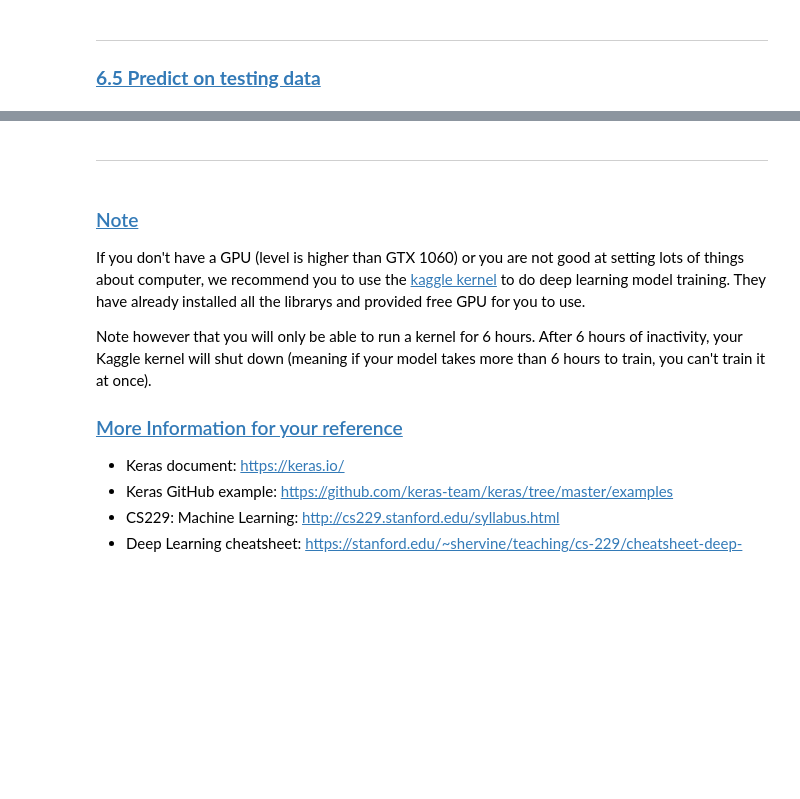
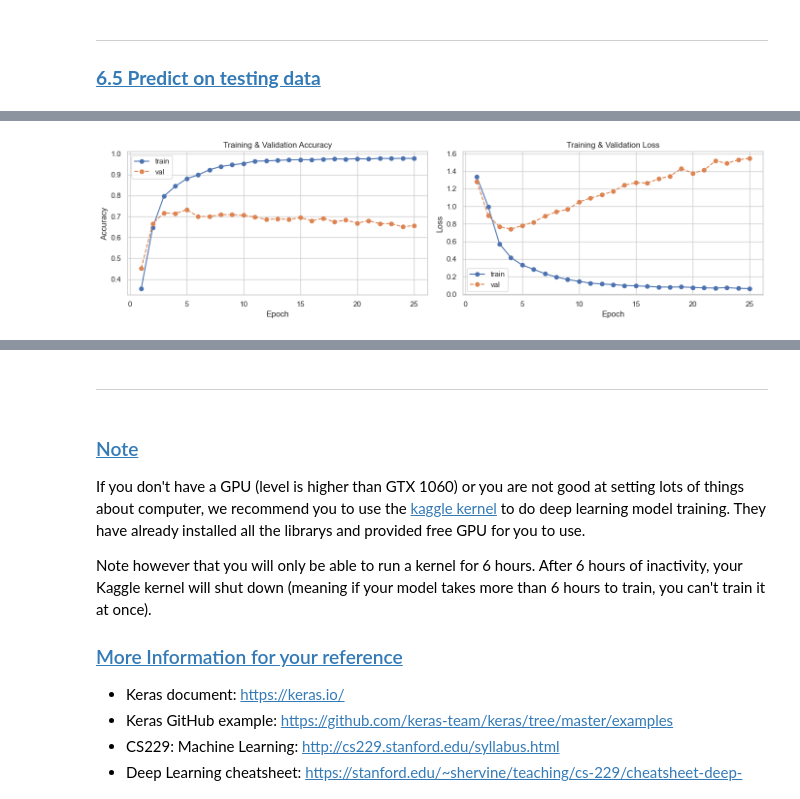
Before and after one commit to scifiengineering/DM2025-Lab2-Exercise, a Jupyter notebook: DM2025-Lab2-Master-Phase_1.ipynb, the cells around one changed output, grey strips where cells are left out. Drawn from its saved outputs; the diff is of its cells as text; code cells hidden in the pictures; blank space fills up the shorter version.

```diff
--- a/DM2025-Lab2-Master-Phase_1.ipynb
+++ b/DM2025-Lab2-Master-Phase_1.ipynb
@@ -770,0 +992,92 @@ Plot the Training and Validation Accuracy and Loss (different plots), just like
+# %%
+# Exercise 6 — Plot Training & Validation Accuracy / Loss Over Epochs
+import pandas as pd
+import seaborn as sns
+import matplotlib.pyplot as plt
+
+# Use seaborn theme (seaborn is used elsewhere in this notebook)
+sns.set_theme(style='whitegrid')
+
+# Get training history as a DataFrame: prefer Keras `history`, fall back to CSV
+if 'history' in globals() and hasattr(history, 'history'):
+    df = pd.DataFrame(history.history)
+else:
+    # CSVLogger wrote this file during training
+    df = pd.read_csv("logs/training_log.csv")
+
+# Normalize and find column names (simple lower-case lookup)
+cols = list(df.columns)
+lower = [c.lower() for c in cols]
+
+def find_col(key):
+    for i, lc in enumerate(lower):
+        if key in lc:
+            return cols[i]
+    return None
+
+acc_col = find_col('accuracy')       # picks 'accuracy' (not 'val_...')
+val_acc_col = find_col('val_accuracy') or find_col('val_acc')
+loss_col = find_col('loss')          # picks 'loss' (not 'val_...')
+val_loss_col = find_col('val_loss')
+
+# Prepare epoch axis
+epochs = range(1, len(df) + 1)
+
+# Plot
+fig, (ax1, ax2) = plt.subplots(1, 2, figsize=(14, 4))
+
+# Accuracy
+if acc_col:
+    ax1.plot(epochs, df[acc_col], marker='o', label='train')
+if val_acc_col:
+    ax1.plot(epochs, df[val_acc_col], '--', marker='o', label='val')
+ax1.set_title('Training & Validation Accuracy')
+ax1.set_xlabel('Epoch')
+ax1.set_ylabel('Accuracy')
+ax1.legend(loc='best')
+
+# Loss
+if loss_col:
+    ax2.plot(epochs, df[loss_col], marker='o', label='train')
+if val_loss_col:
+    ax2.plot(epochs, df[val_loss_col], '--', marker='o', label='val')
+ax2.set_title('Training & Validation Loss')
+ax2.set_xlabel('Epoch')
+ax2.set_ylabel('Loss')
+ax2.legend(loc='best')
+
+plt.tight_layout()
+plt.show()
+
+# Final epoch summary
+print("Final epoch (train / val when available):")
+if acc_col:
+    s = f"  Accuracy: train={df[acc_col].iloc[-1]:.4f}"
+    if val_acc_col:
+        s += f", val={df[val_acc_col].iloc[-1]:.4f}"
+    print(s)
+if loss_col:
+    s = f"  Loss:     train={df[loss_col].iloc[-1]:.4f}"
+    if val_loss_col:
+        s += f", val={df[val_loss_col].iloc[-1]:.4f}"
+    print(s)
+
+# Interpretation of Training & Validation Curves
+# What the graphs show (plain observation)
+# Training accuracy: climbs quickly and reaches ~0.98-0.995 by ~10-25 epochs (almost perfect on training set).
+# Validation accuracy: jumps early to ≈0.65-0.72, then slowly drifts around 0.65-0.70 with small fluctuations — it never approaches the training accuracy.
+# Training loss: falls steadily from ~1.3 to near 0.05 across epochs.
+# Validation loss: declines a little early, reaches a low around epoch ~3-6, then steadily increases from there up to ~1.4 by epoch 25.
+# Key numeric/visual clue: large gap between very low training loss / very high training accuracy and much higher validation loss / lower validation accuracy.
+
+# How this maps to overfitting / underfitting (class concepts)
+# Underfitting (high bias) would show both low training and low validation performance (e.g., low accuracy on both). That's not happening here: training performance is excellent.
+# Overfitting (high variance) is exactly what we see:
+# Training loss → very low and training accuracy → very high (model fits training set very well).
+# Validation loss increases after a few epochs and validation accuracy plateaus/falls — model performance on unseen data is worse and degrades as training continues.
+# The rising validation loss while training loss keeps dropping is a classic sign of overfitting: the model starts memorizing training examples and tuning to noise/features that don't generalize.
+# Bias-variance framing: low bias (training error low), high variance (generalization gap large).
+# Practical takeaway: the model's best generalization appears early (around the epoch where validation loss is lowest / validation accuracy peaks — visually around epoch ~4-6). After that, continuing to train hurts generalization.
+#
+# %% [output]
+[figure, added]
```
Also changed, not shown: parts of 37 cells of this notebook, 2 other files.
